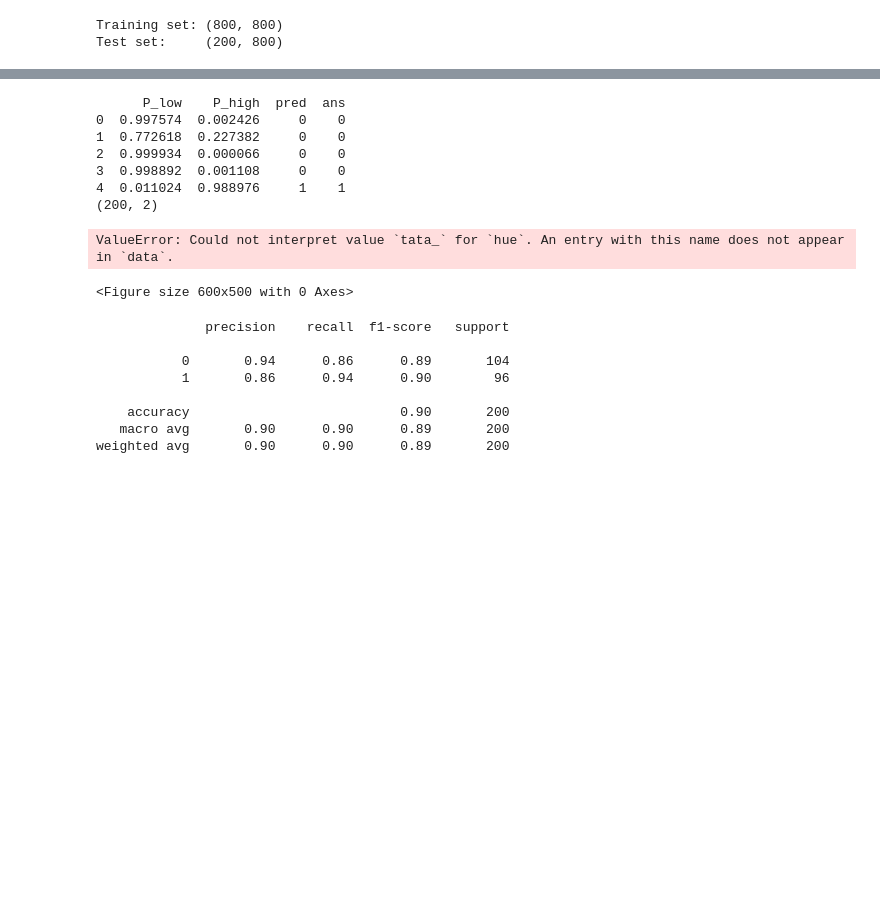
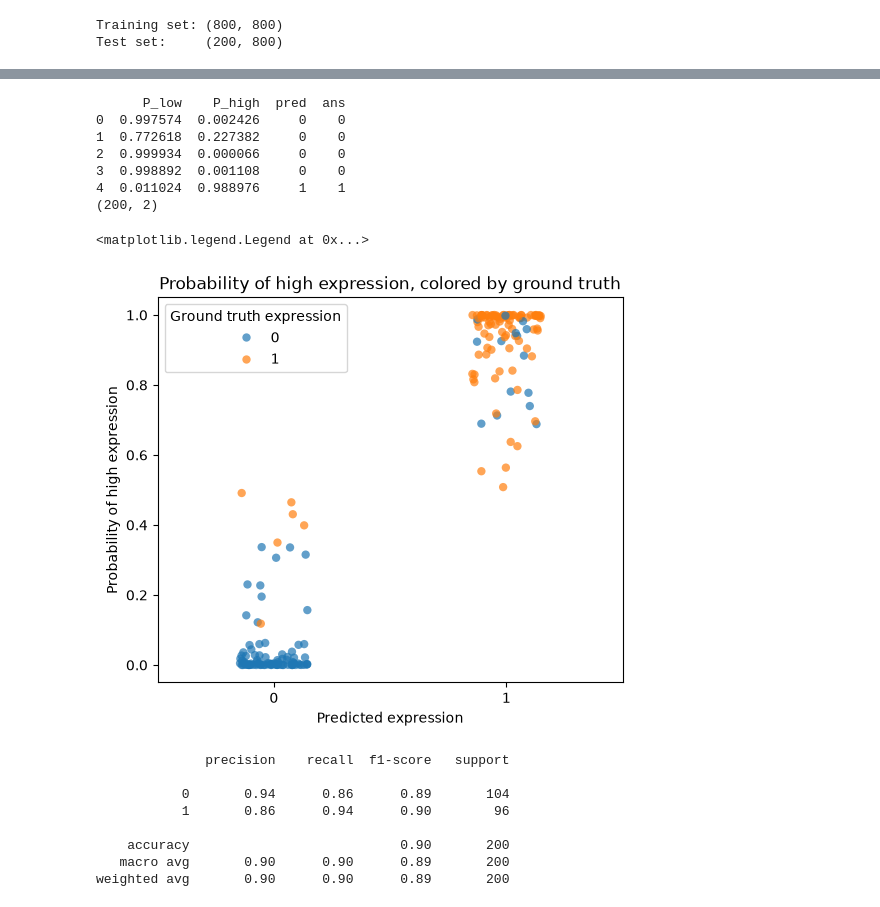
Before and after one commit to sweavs111/genomics_ml_tutorial, a Jupyter notebook: modules/module_02.ipynb, the cells around one changed output, grey strips where cells are left out. Drawn from its saved outputs; the diff is of its cells as text; code cells hidden in the pictures; blank space fills up the shorter version.

```diff
--- a/modules/module_02.ipynb
+++ b/modules/module_02.ipynb
@@ -91,36 +91,37 @@ prob_df = pd.DataFrame(y_proba, columns=['P_low', 'P_high'])
 prob_df['pred'] = y_pred
 prob_df['ans'] = y_test
 print(prob_df.head())
 print(y_proba.shape)
 
 # plot
 plt.figure(figsize = (6, 5))
+
 sns.stripplot(
     data = prob_df,
     x='pred',
     y='P_high',
     jitter=0.15,
     alpha = 0.7,
     size=6,
-    hue='tata_'
+    hue='ans'
 )
 
 plt.title("Probability of high expression, colored by ground truth")
 plt.xlabel("Predicted expression")
 plt.ylabel("Probability of high expression")
 plt.legend(title="Ground truth expression")
 
 # Maybe the high confidence false positives are "low" promoters that had a TATA box sythesized due to randomness?
 # %% [output]
       P_low    P_high  pred  ans
 0  0.997574  0.002426     0    0
 1  0.772618  0.227382     0    0
 2  0.999934  0.000066     0    0
 3  0.998892  0.001108     0    0
 4  0.011024  0.988976     1    1
 (200, 2)
-ValueError: Could not interpret value `tata_` for `hue`. An entry with this name does not appear in `data`.
+<matplotlib.legend.Legend at 0x...>
-<Figure size 600x500 with 0 Axes>
+[figure, added]
 # %%
 # Further interogation of model 1 performance
 from sklearn.metrics import confusion_matrix, classification_report
```
Also changed, not shown: parts of 1 cell of this notebook, 1 other file.
